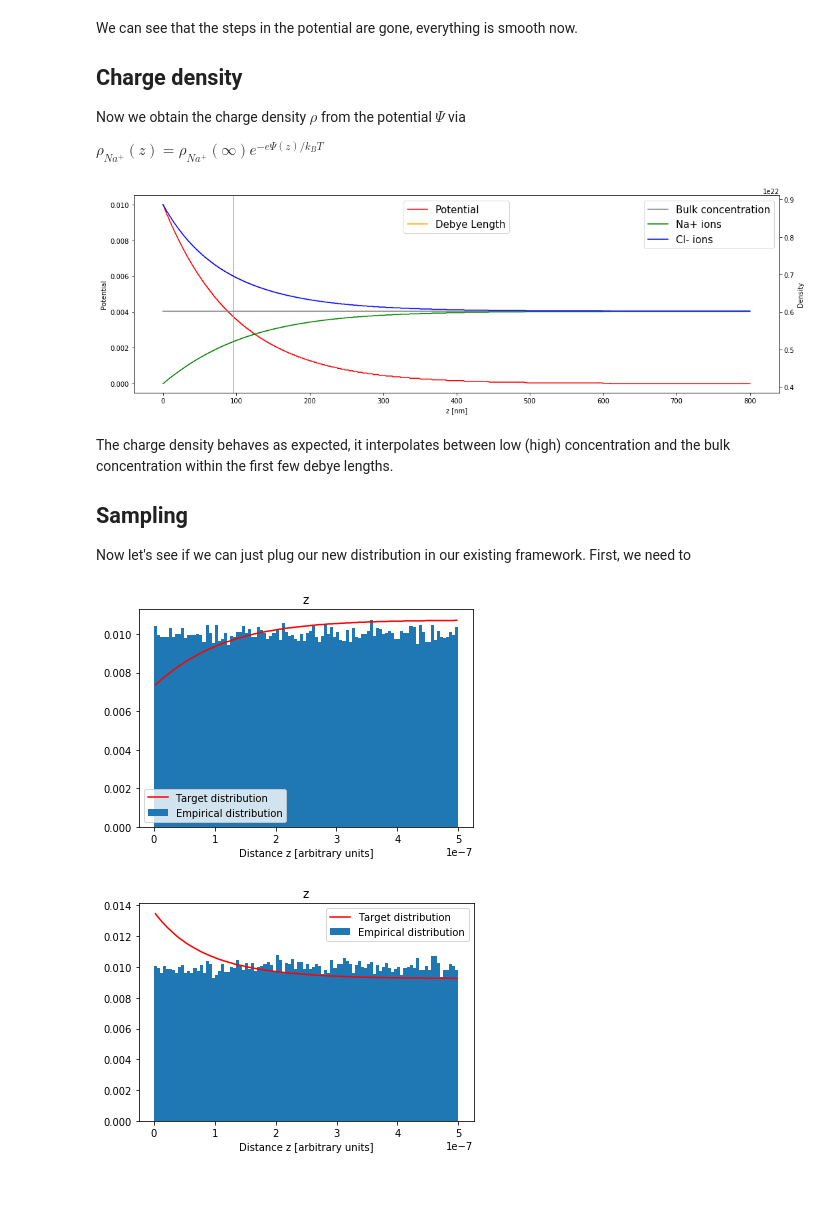
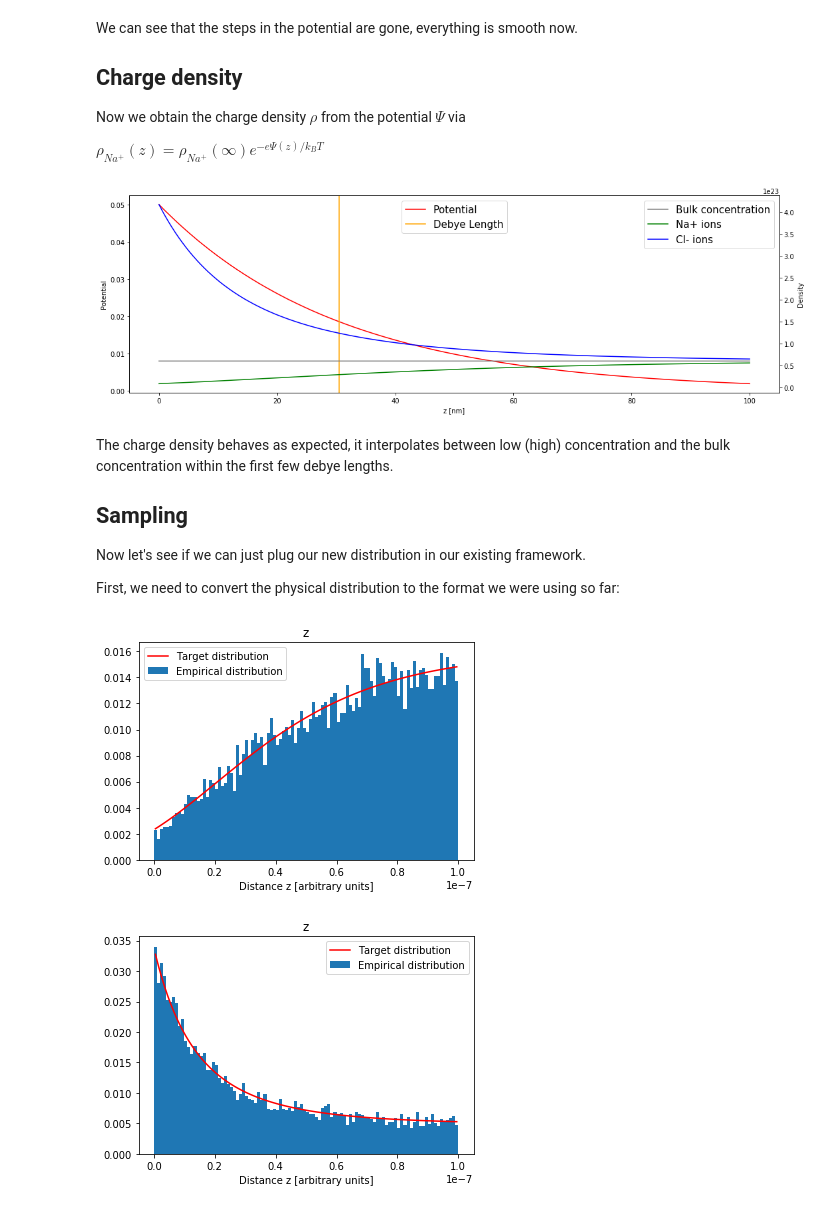
Before and after one commit to lukaselflein/generate_distributed_structure, a Jupyter notebook: physical_distribution.ipynb, the cells around one changed output. Cells and saved outputs as stored; diff of their text form; code cells hidden in the pictures.

Commit message:
fix sampling bug, export complete salt in vacuum structure

```diff
--- a/physical_distribution.ipynb
+++ b/physical_distribution.ipynb
@@ -291,11 +291,11 @@ def charge_density(location, rho_bulk, charge, surface_potential, temperature=30
 
     return rho
 # %%
-z = np.linspace(0, 8*10**-7, 2000)
-density = sc.Avogadro * 1000 * 10**-5
+z = np.linspace(0, 100*10**-9, 2000)
+density = sc.Avogadro * 1000 * 10**-4
 rho = {'Na': density, 'Cl':density}
 charge = {'Na': 1, 'Cl': -1}
-pot_0 = 0.01  # Breaks if > 1
+pot_0 = 0.05  # Breaks if > 1
 
 psi = [precise_potential(location=loc, rho_bulk=rho, charge=charge, surface_potential=pot_0) for loc in z]
 
@@ -322,11 +322,12 @@ ax1.legend(loc='upper center', fontsize=15)
 fig.tight_layout()
 plt.show()
 # %% [output]
-[figure, old version]
+[figure, new version]
 # %% [markdown]
 The charge density behaves as expected, it interpolates between low (high) concentration and the bulk concentration within the first few debye lengths.
 
 ## Sampling
 Now let's see if we can just plug our new distribution in our existing framework.
-First, we need to
+
+First, we need to convert the physical distribution to the format we were using so far:
 # %%
@@ -350,36 +372,18 @@ def na_distribution(x):
-# %%
-def cl_distribution(x):
-    """Wrapper for na ions."""
-    # iterate over vector
-    density = sc.Avogadro * 1000 * 10**-5
-    rho = {'Na': density, 'Cl':density}
-    charge = {'Na': 1, 'Cl': -1}
-    pot_0 = 0.01  # Breaks if > 1
-
-    if not np.isscalar(x):
-        y = []
-        for i in range(0, len(x)):
-            val = float(charge_density(location=x[i], rho_bulk=rho, charge=charge, surface_potential=pot_0, species='Cl'))
-            y += [val]
-        return np.array(y)
-
-    val = float(charge_density(location=x, rho_bulk=rho, charge=charge, surface_potential=pot_0, species='Cl'))
-    return val
 # %%
 x = 50 * 10**-9
-z = 500 * 10**-9
+z = 100 * 10**-9
 box = np.array([x, x, z])
-struc = generate_structure(distribution=na_distribution, box=box, atom_count=100000)
+struc = generate_structure(distribution=na_distribution, box=box, atom_count=10000)
 histx, histy, histz = get_histogram(struc, box=box, n_bins=101)
 plot_dist(histz, 'z', reference_distribution=na_distribution)
 # %% [output]
-[figure, old version]
+[figure, new version]
 # %%
 x = 50 * 10**-9
-z = 500 * 10**-9
+z = 100 * 10**-9
 box = np.array([x, x, z])
-struc = generate_structure(distribution=cl_distribution, box=box, atom_count=100000)
+struc = generate_structure(distribution=cl_distribution, box=box, atom_count=10000)
 histx, histy, histz = get_histogram(struc, box=box, n_bins=101)
 plot_dist(histz, 'z', reference_distribution=cl_distribution)
 # %% [output]
-[figure, old version]
+[figure, new version]
```
Also changed, not shown: parts of 7 cells of this notebook.
